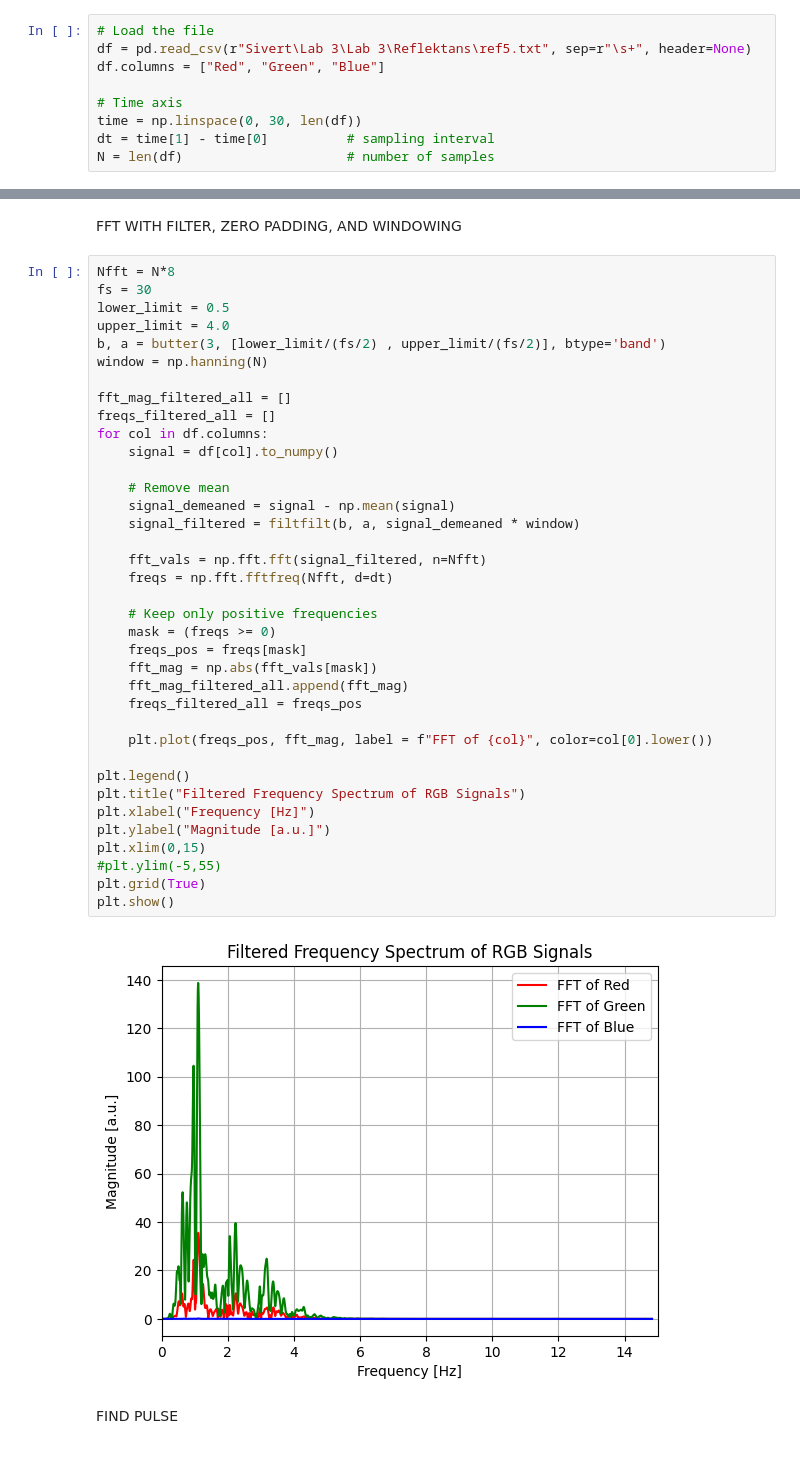
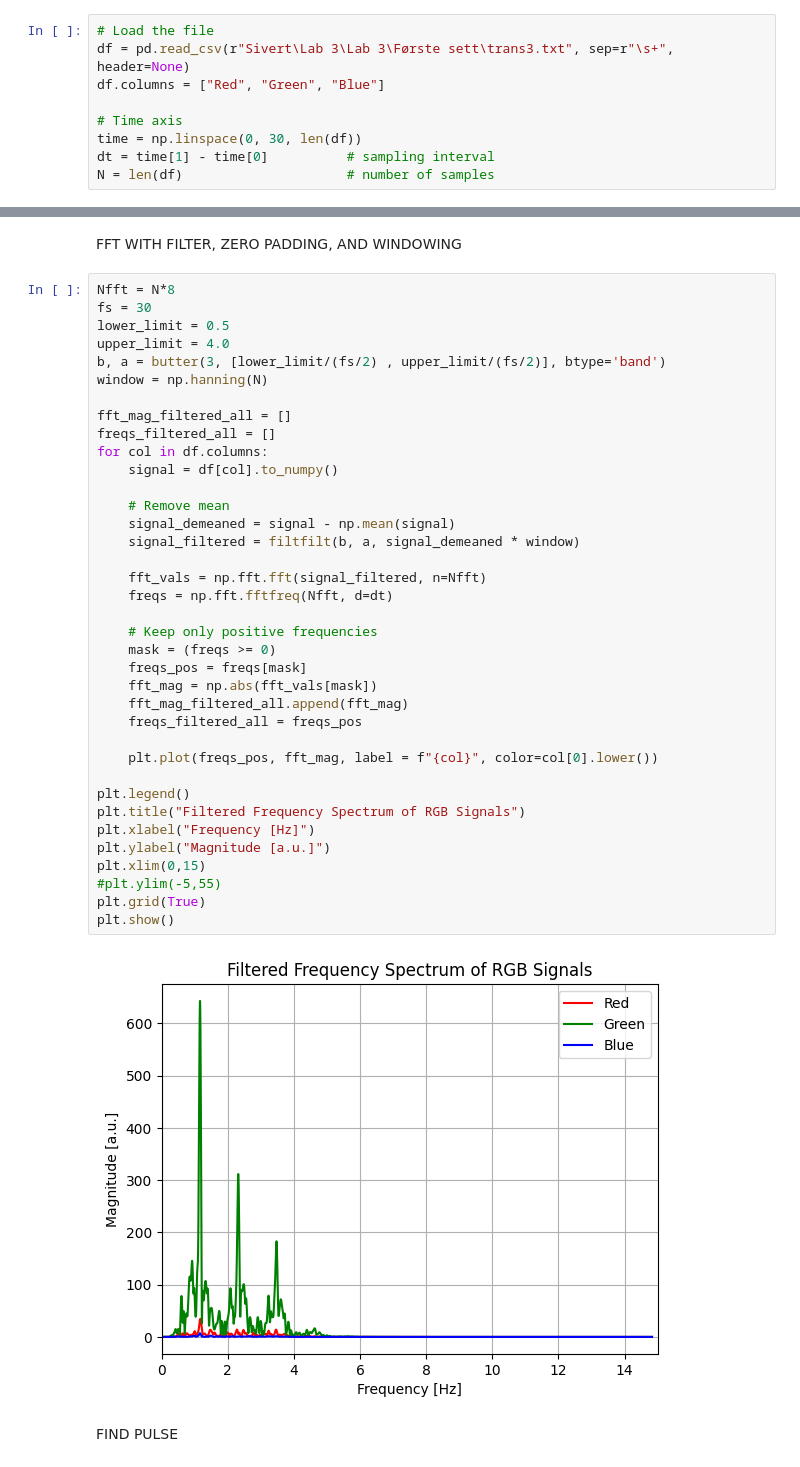
Before and after one commit to johnnynogo/TTT4280_Sensors_Lab, a Jupyter notebook: Lab 3/readDataFromCSV2.ipynb, the cells around one changed output, grey strips where cells are left out. Saved outputs shown, nothing was run; the diff lists cells and outputs as text.

```diff
--- a/Lab 3/readDataFromCSV2.ipynb
+++ b/Lab 3/readDataFromCSV2.ipynb
@@ -7,7 +7,7 @@ from scipy.signal import butter, filtfilt
 Load data
 # %%
 # Load the file
-df = pd.read_csv(r"Sivert\Lab 3\Lab 3\Reflektans\ref5.txt", sep=r"\s+", header=None)
+df = pd.read_csv(r"Sivert\Lab 3\Lab 3\Første sett\trans3.txt", sep=r"\s+", header=None)
 df.columns = ["Red", "Green", "Blue"]
 
 # Time axis
@@ -74,35 +74,35 @@ window = np.hanning(N)
 
 fft_mag_filtered_all = []
 freqs_filtered_all = []
 for col in df.columns:
     signal = df[col].to_numpy()
 
     # Remove mean
     signal_demeaned = signal - np.mean(signal)
     signal_filtered = filtfilt(b, a, signal_demeaned * window)
 
     fft_vals = np.fft.fft(signal_filtered, n=Nfft)
     freqs = np.fft.fftfreq(Nfft, d=dt)
 
     # Keep only positive frequencies
     mask = (freqs >= 0)
     freqs_pos = freqs[mask]
     fft_mag = np.abs(fft_vals[mask])
     fft_mag_filtered_all.append(fft_mag)
     freqs_filtered_all = freqs_pos
 
-    plt.plot(freqs_pos, fft_mag, label = f"FFT of {col}", color=col[0].lower())
+    plt.plot(freqs_pos, fft_mag, label = f"{col}", color=col[0].lower())
 
 plt.legend()
 plt.title("Filtered Frequency Spectrum of RGB Signals")
 plt.xlabel("Frequency [Hz]")
 plt.ylabel("Magnitude [a.u.]")
 plt.xlim(0,15)
 #plt.ylim(-5,55)
 plt.grid(True)
 plt.show()
 # %% [output]
-[figure, old version]
+[figure, new version]
 # %% [markdown]
 FIND PULSE
 # %%
```
Also changed, not shown: parts of 7 cells of this notebook.
